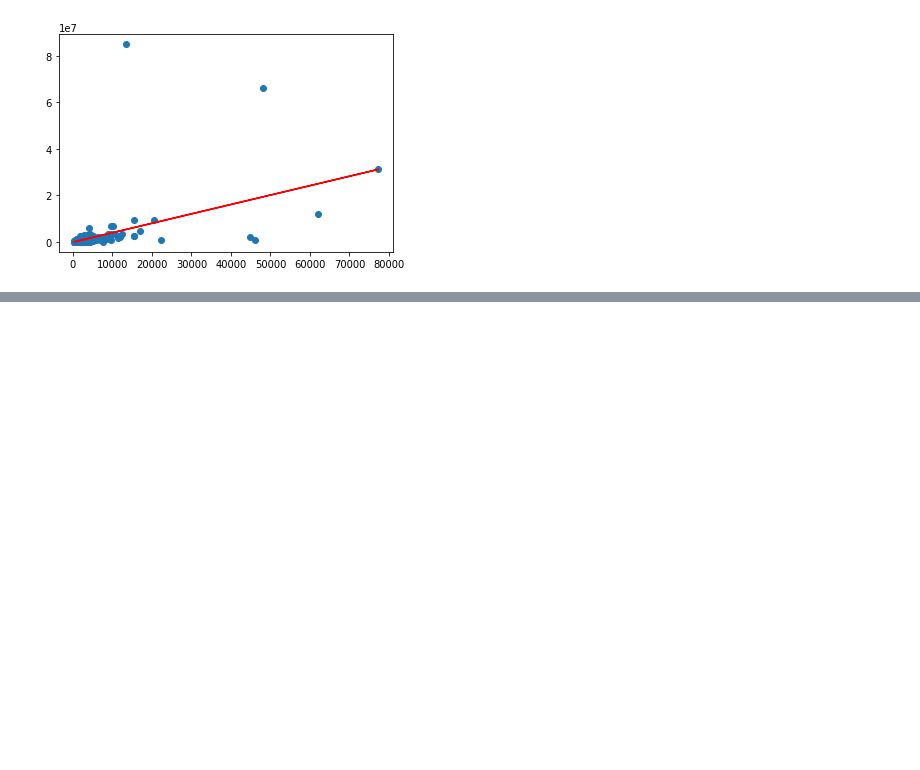
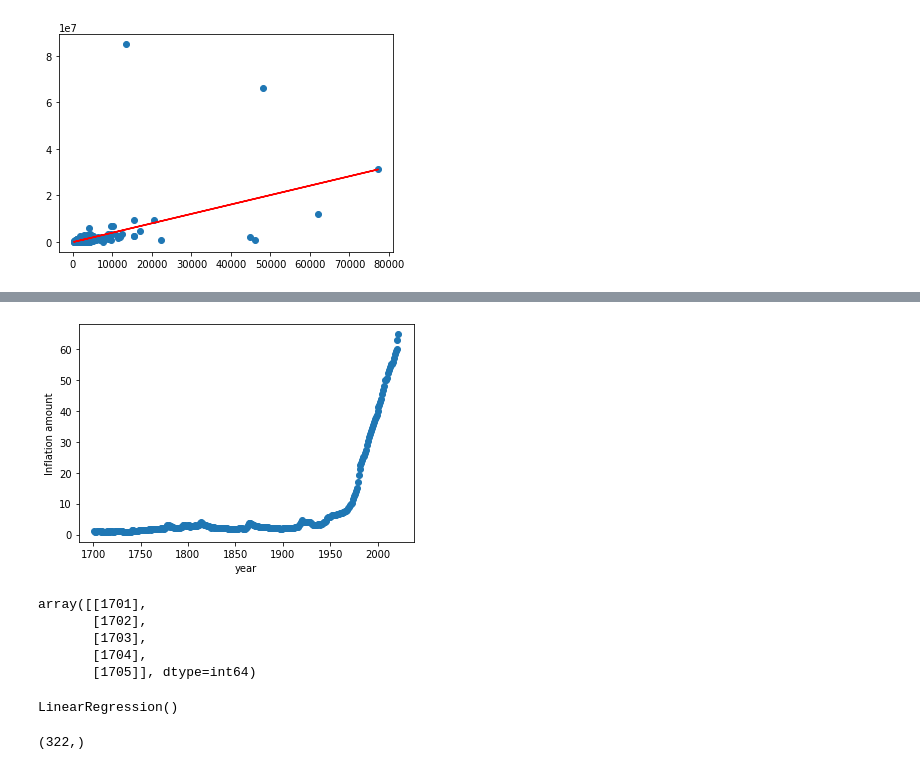
Before and after one commit to mstegmuller/Group_10_Project, a Jupyter notebook: Deliverable2.1_Machine_Learning.ipynb, the cells around one changed output, grey strips where cells are left out. Cells and saved outputs as stored; diff of their text form; code cells hidden in the pictures; blank space fills up the shorter version.

```diff
--- a/Deliverable2.1_Machine_Learning.ipynb
+++ b/Deliverable2.1_Machine_Learning.ipynb
@@ -375,0 +497,3 @@ plt.show()
+# %%
+df6 = pd.read_csv(Path("Resources/inflation_data_1701to2022.csv"))
+df6.head()
@@ -375,0 +529,7 @@ plt.show()
+# %%
+plt.scatter(df6.year, df6.amount)
+plt.xlabel('year')
+plt.ylabel('Inflation amount')
+plt.show()
+# %% [output]
+[figure, added]
@@ -375,0 +538,8 @@ plt.show()
+# %%
+X[:5]
+# %% [output]
+array([[1701],
+       [1702],
+       [1703],
+       [1704],
+       [1705]], dtype=int64)
@@ -375,0 +550,9 @@ plt.show()
+# %%
+model.fit(X, y)
+# %% [output]
+LinearRegression()
+# %%
+y_pred = model.predict(X)
+print(y_pred.shape)
+# %% [output]
+(322,)
```
Also changed, not shown: parts of 55 cells of this notebook.
